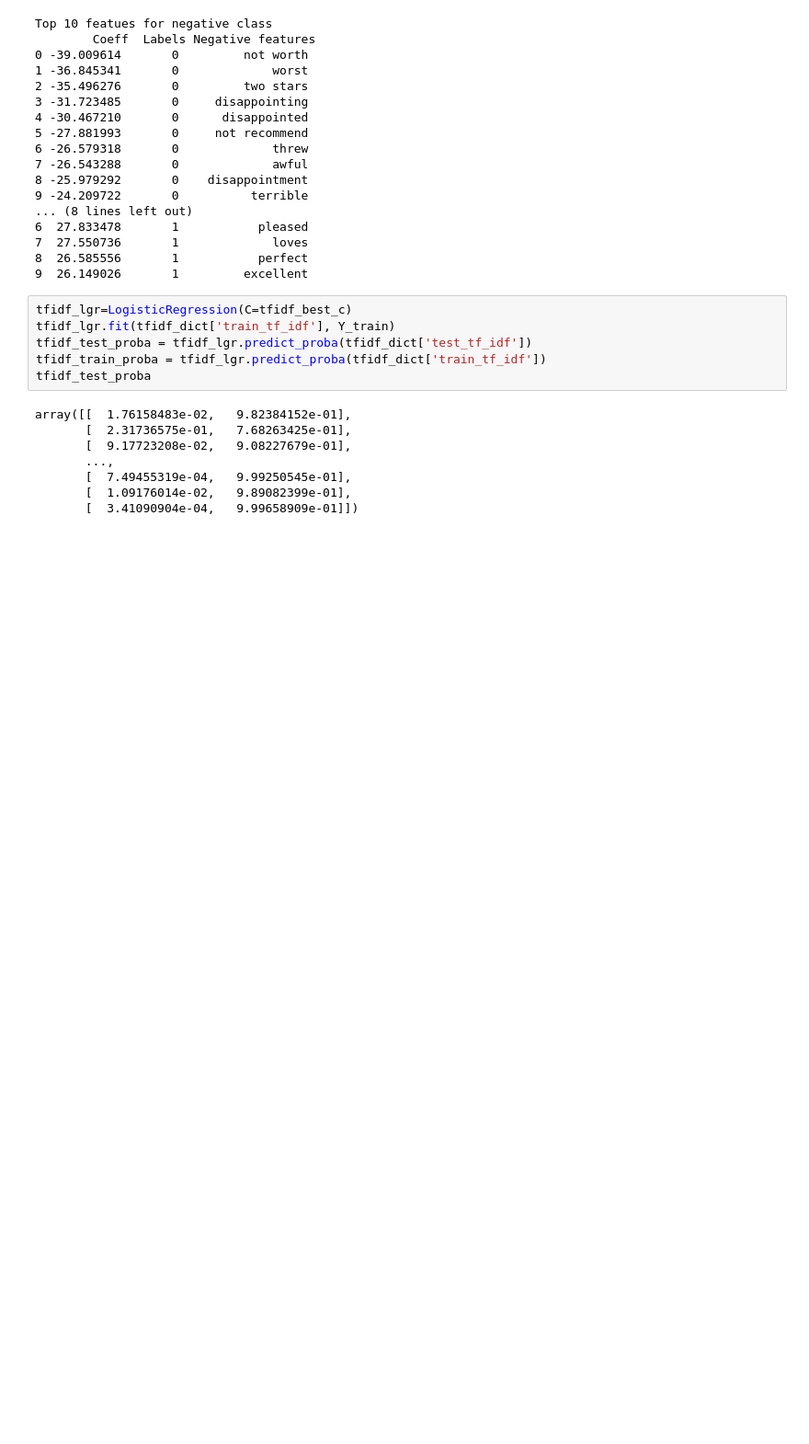
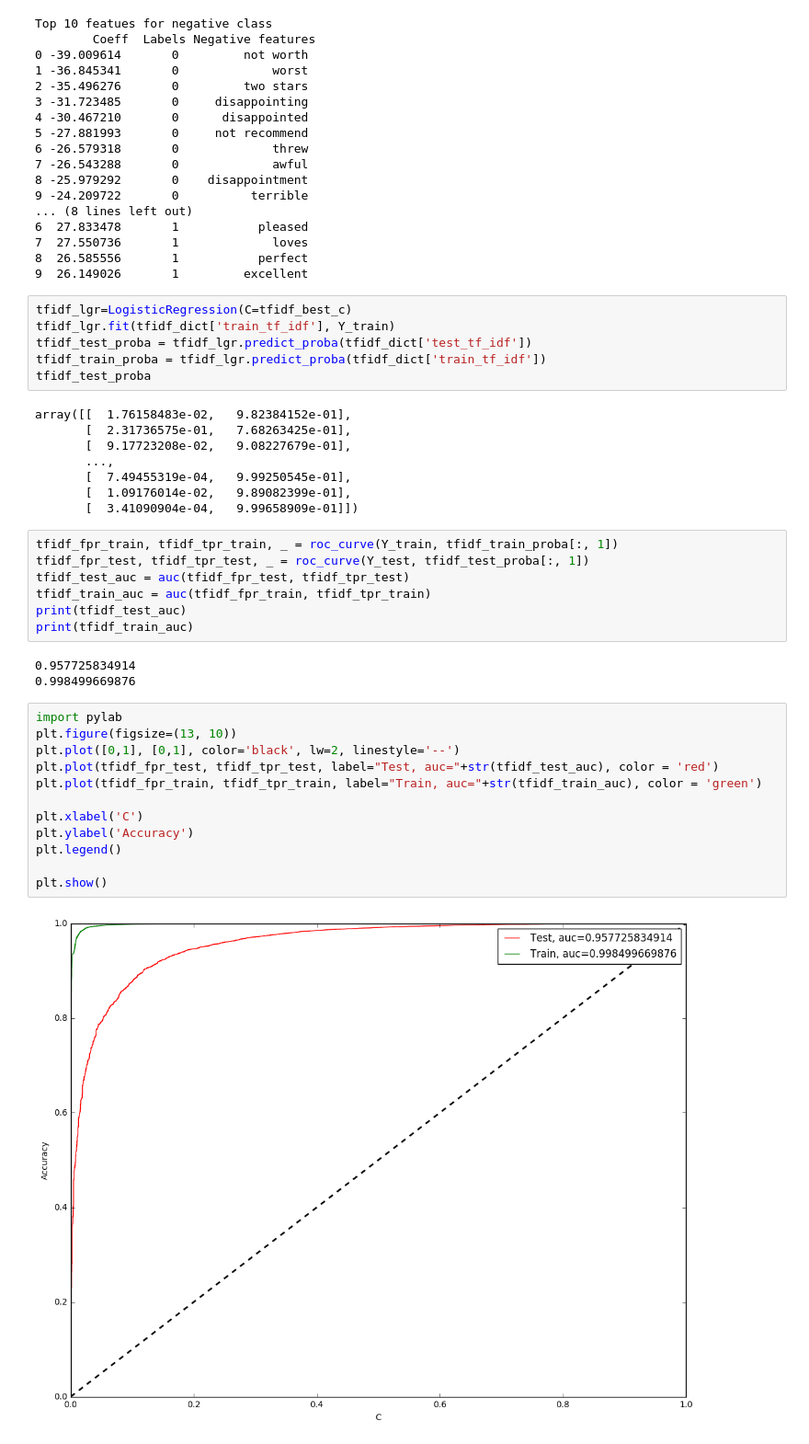
Before and after one commit to rajendrac3/Machine-Learning, a Jupyter notebook: 05 Amazon Fine Food Reviews Analysis_Logistic Regression/Logistic_Regression.ipynb, the cells around one changed output. Shown: that part at 92% size. Saved outputs shown, nothing was run; the diff lists cells and outputs as text; blank space fills up the shorter version.

```diff
--- a/05 Amazon Fine Food Reviews Analysis_Logistic Regression/Logistic_Regression.ipynb
+++ b/05 Amazon Fine Food Reviews Analysis_Logistic Regression/Logistic_Regression.ipynb
@@ -733,3 +733,27 @@ array([[  1.76158483e-02,   9.82384152e-01],
        [  7.49455319e-04,   9.99250545e-01],
        [  1.09176014e-02,   9.89082399e-01],
        [  3.41090904e-04,   9.99658909e-01]])
+# %%
+tfidf_fpr_train, tfidf_tpr_train, _ = roc_curve(Y_train, tfidf_train_proba[:, 1])
+tfidf_fpr_test, tfidf_tpr_test, _ = roc_curve(Y_test, tfidf_test_proba[:, 1])
+tfidf_test_auc = auc(tfidf_fpr_test, tfidf_tpr_test)
+tfidf_train_auc = auc(tfidf_fpr_train, tfidf_tpr_train)
+print(tfidf_test_auc)
+print(tfidf_train_auc)
+# %% [output]
+0.957725834914
+0.998499669876
+# %%
+import pylab
+plt.figure(figsize=(13, 10))
+plt.plot([0,1], [0,1], color='black', lw=2, linestyle='--')
+plt.plot(tfidf_fpr_test, tfidf_tpr_test, label="Test, auc="+str(tfidf_test_auc), color = 'red')
+plt.plot(tfidf_fpr_train, tfidf_tpr_train, label="Train, auc="+str(tfidf_train_auc), color = 'green')
+
+plt.xlabel('C')
+plt.ylabel('Accuracy')
+plt.legend()
+
+plt.show()
+# %% [output]
+[figure, added]
```
